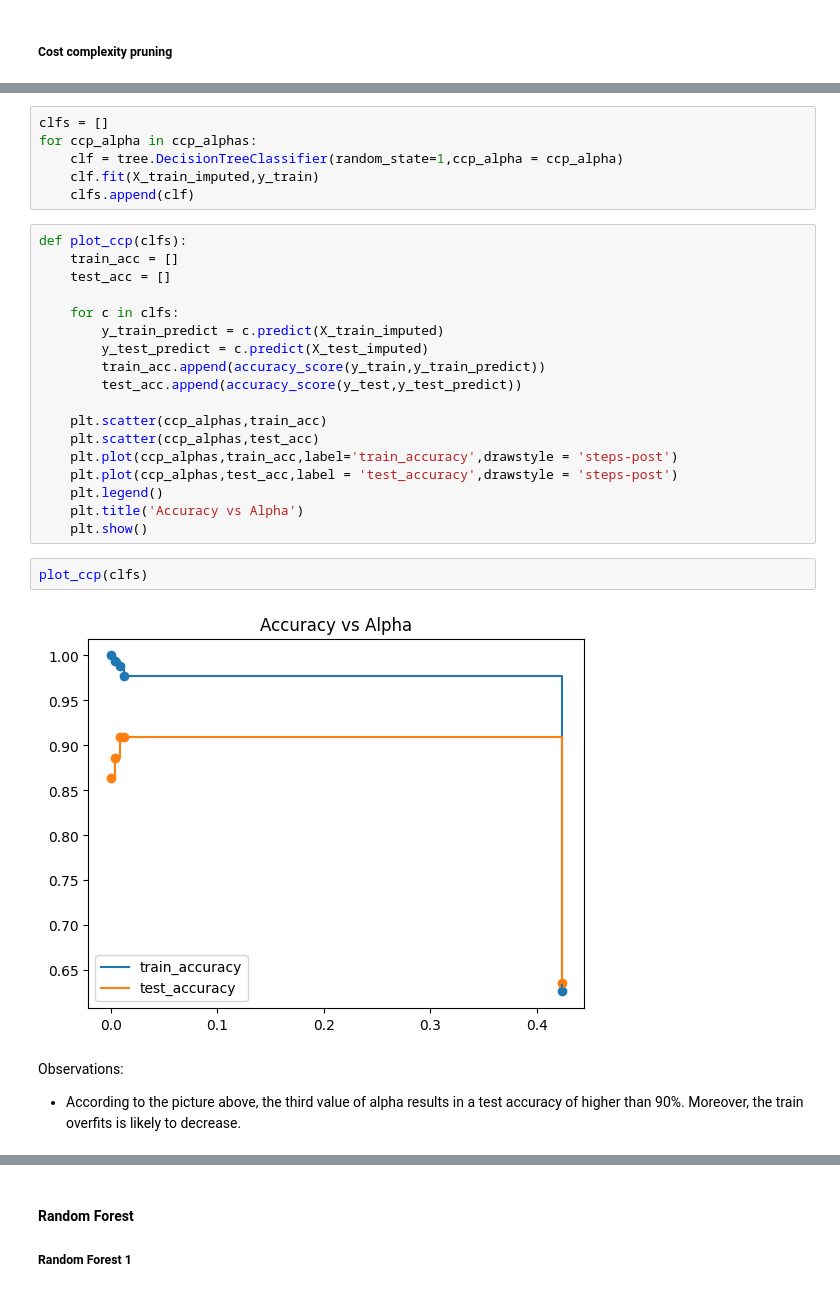
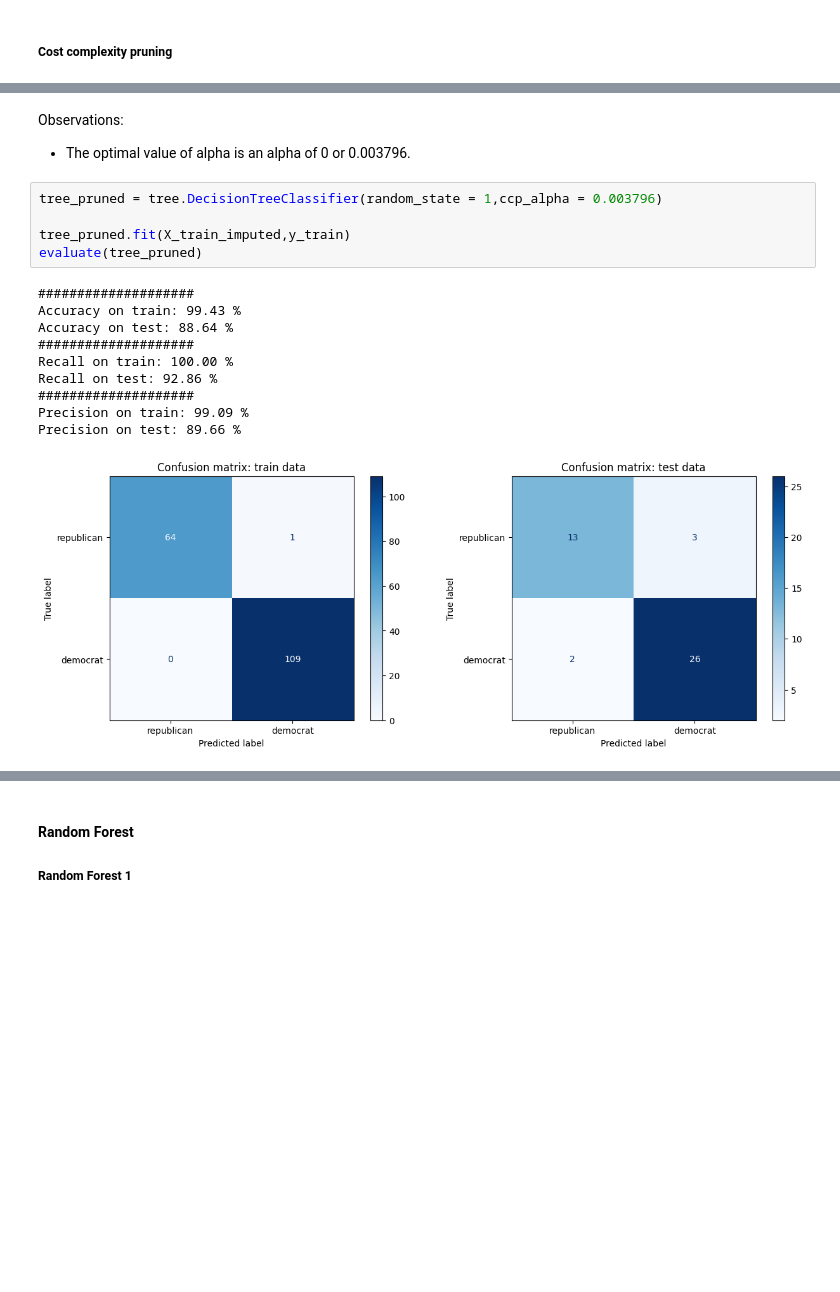
Before and after one commit to nadiaverdha/MachineLearningEx1, a Jupyter notebook: Ex1_kaggle_small.ipynb, the cells around one changed output, grey strips where cells are left out. Cells and saved outputs as stored; diff of their text form; blank space fills up the shorter version.

```diff
--- a/Ex1_kaggle_small.ipynb
+++ b/Ex1_kaggle_small.ipynb
@@ -654,31 +677,19 @@ ccp_alphas, impurities = ccp.ccp_alphas, ccp.impurities
+# %% [markdown]
+Observations:
+- The optimal value of alpha is an alpha of 0 or 0.003796.
 # %%
-clfs = []
-for ccp_alpha in ccp_alphas:
-    clf = tree.DecisionTreeClassifier(random_state=1,ccp_alpha = ccp_alpha)
-    clf.fit(X_train_imputed,y_train)
-    clfs.append(clf)
+tree_pruned = tree.DecisionTreeClassifier(random_state = 1,ccp_alpha = 0.003796)
+
+tree_pruned.fit(X_train_imputed,y_train)
+evaluate(tree_pruned)
+# %% [output]
+####################
+Accuracy on train: 99.43 %
+Accuracy on test: 88.64 %
+####################
+Recall on train: 100.00 %
+Recall on test: 92.86 %
+####################
+Precision on train: 99.09 %
+Precision on test: 89.66 %
+[figure, added]
-# %%
-def plot_ccp(clfs):
-    train_acc = []
-    test_acc = []
-
-    for c in clfs:
-        y_train_predict = c.predict(X_train_imputed)
-        y_test_predict = c.predict(X_test_imputed)
-        train_acc.append(accuracy_score(y_train,y_train_predict))
-        test_acc.append(accuracy_score(y_test,y_test_predict))
-
-    plt.scatter(ccp_alphas,train_acc)
-    plt.scatter(ccp_alphas,test_acc)
-    plt.plot(ccp_alphas,train_acc,label='train_accuracy',drawstyle = 'steps-post')
-    plt.plot(ccp_alphas,test_acc,label = 'test_accuracy',drawstyle = 'steps-post')
-    plt.legend()
-    plt.title('Accuracy vs Alpha')
-    plt.show()
-# %%
-plot_ccp(clfs)
-# %% [output]
-[figure, removed]
-# %% [markdown]
-Observations:
-- According to the picture above, the third value of alpha results in a test accuracy of higher than 90%. Moreover, the train overfits is likely to decrease.
```
Also changed, not shown: parts of 5 cells of this notebook.
